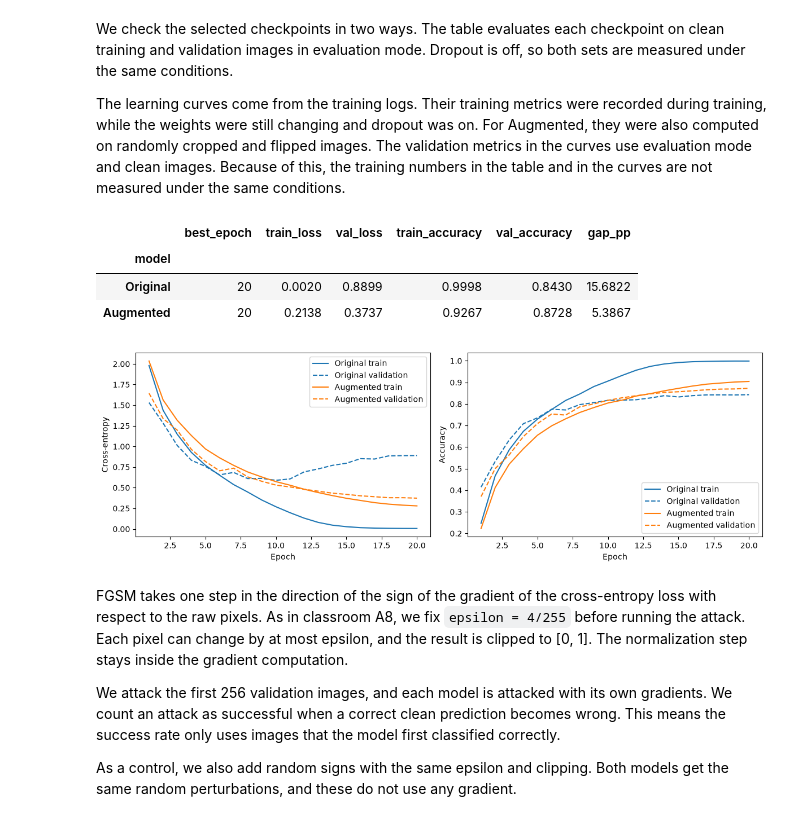
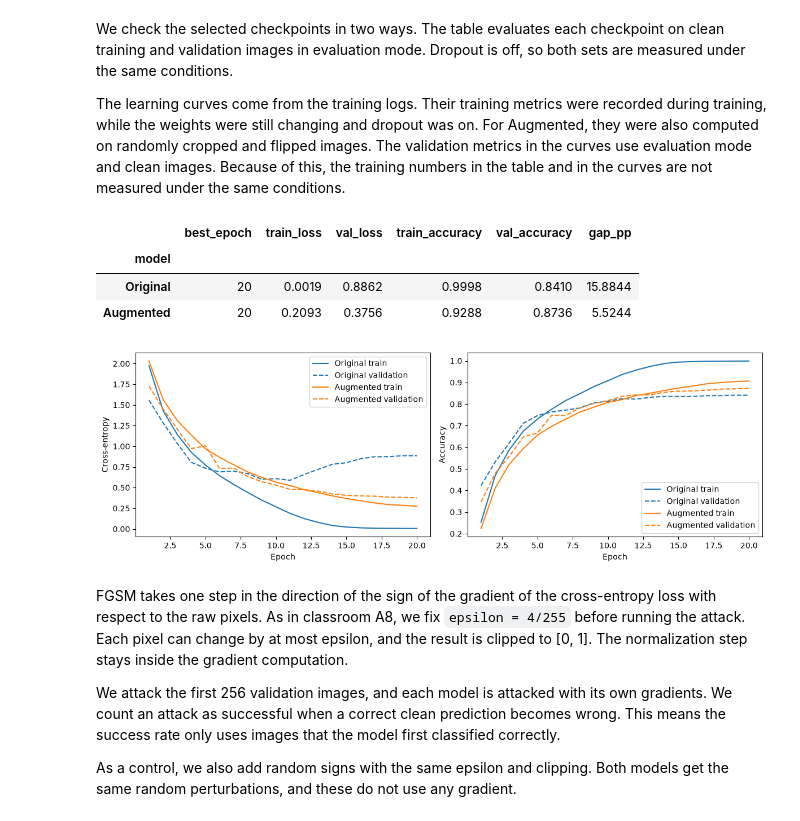
Before and after one commit to TheArtemis/ID2223-Scalable-Machine-Learning-and-Deep-Learning, a Jupyter notebook: assignments/ass1/lab-assignment-notebook.ipynb, the cells around one changed output. Drawn from its saved outputs; the diff is of its cells as text; code cells hidden in the pictures.

Commit message:
Finalize Lab 1 notebook and report with full rerun and test results

```diff
--- a/assignments/ass1/lab-assignment-notebook.ipynb
+++ b/assignments/ass1/lab-assignment-notebook.ipynb
@@ -955,7 +961,7 @@ You may start with crop/flip or other corruptions. Develop the method on validat
 # %%
 # Regarding the original model (trained on clean images) we will reuse the checkpoints of previous tasks
 checkpoint = torch.load(
-    "outputs/task2/full_20261120T105658Z_b3bb1ac1/AlexNet_best.pt",
+    task2_output_dir / "AlexNet_best.pt",
     map_location="cpu",
     weights_only=True,
 )
@@ -1177,7 +1186,7 @@ evaluation_models = {}
 checkpoints = {
     "Original": checkpoint,
     "Augmented": torch.load(
-        "outputs/task4/20261120T141502Z_dd09daff/AlexNet_augmented_best.pt",
+        task4_output_dir / "AlexNet_augmented_best.pt",
         map_location="cpu",
         weights_only=True,
     ),
@@ -1193,9 +1202,8 @@ for name, saved in checkpoints.items():
         "stats": saved["stats"],
     }
 
-# Keep local evaluation results separate from the shared training-run files.
-task4_output_dir = Path("results/task4/nov20_checkpoint_evaluation")
-task4_output_dir.mkdir(parents=True, exist_ok=True)
+task4_eval_dir = Path("results/task4") / task4_output_dir.name
+task4_eval_dir.mkdir(parents=True, exist_ok=True)
 # %% [markdown]
 Let's define now a class with the different evaluation functions
 # %%
@@ -1424,10 +1408,10 @@ Task 4 saves its evaluation results in `results/task4/nov20_checkpoint_evaluatio
 from sklearn.metrics import ConfusionMatrixDisplay, classification_report
 
 checkpoint_paths = {
-    "Original": Path("outputs/task2/full_20261120T105658Z_b3bb1ac1/AlexNet_best.pt"),
-    "Augmented": Path("outputs/task4/20261120T141502Z_dd09daff/AlexNet_augmented_best.pt"),
+    "Original": task2_output_dir / "AlexNet_best.pt",
+    "Augmented": task4_output_dir / "AlexNet_augmented_best.pt",
 }
-analysis_dir = Path("results/task5_6/nov20_checkpoints")
+analysis_dir = Path("results/task5_6") / task4_output_dir.name
 analysis_dir.mkdir(parents=True, exist_ok=True)
 # Recreate the full Task 1 split, even if the earlier cells were run in smoke mode.
 analysis_train_ids, analysis_ids = train_test_split(
@@ -1614,32 +1598,32 @@ diagnostics.to_csv(analysis_dir / "checkpoint_diagnostics.csv")
 # %% [output]
 |  | best_epoch | train_loss | val_loss | train_accuracy | val_accuracy | gap_pp |
 | model |  |  |  |  |  |  |
-| Original | 20 | 0.0020 | 0.8899 | 0.9998 | 0.8430 | 15.6822 |
-| Augmented | 20 | 0.2138 | 0.3737 | 0.9267 | 0.8728 | 5.3867 |
+| Original | 20 | 0.0019 | 0.8862 | 0.9998 | 0.8410 | 15.8844 |
+| Augmented | 20 | 0.2093 | 0.3756 | 0.9288 | 0.8736 | 5.5244 |
 # %%
 history_paths = {
-    "Original": Path("outputs/task2/full_20261120T105658Z_b3bb1ac1/AlexNet_history.csv"),
-    "Augmented": Path("outputs/task4/20261120T141502Z_dd09daff/AlexNet_augmented_history.csv"),
+    "Original": task2_output_dir / "AlexNet_history.csv",
+    "Augmented": task4_output_dir / "AlexNet_augmented_history.csv",
 }
 fig, axes = plt.subplots(1, 2, figsize=(12, 4))
 for (name, history_path), color in zip(history_paths.items(), ["tab:blue", "tab:orange"]):
     history = pd.read_csv(history_path)
     for ax, metric in zip(axes, ["loss", "accuracy"]):
         ax.plot(
             history.epoch, history[f"train_{metric}"],
             color=color, linestyle="-", label=f"{name} train",
         )
         ax.plot(
             history.epoch, history[f"val_{metric}"],
             color=color, linestyle="--", label=f"{name} validation",
         )
 for ax, ylabel in zip(axes, ["Cross-entropy", "Accuracy"]):
     ax.set(xlabel="Epoch", ylabel=ylabel)
     ax.legend()
 plt.tight_layout()
 plt.show()
 # %% [output]
-[figure, old version]
+[figure, new version]
 # %% [markdown]
 FGSM takes one step in the direction of the sign of the gradient of the cross-entropy loss with respect to the raw pixels. As in classroom A8, we fix `epsilon = 4/255` before running the attack. Each pixel can change by at most epsilon, and the result is clipped to [0, 1]. The normalization step stays inside the gradient computation.
 
```
Also changed, not shown: parts of 46 cells of this notebook, 23 other files.
